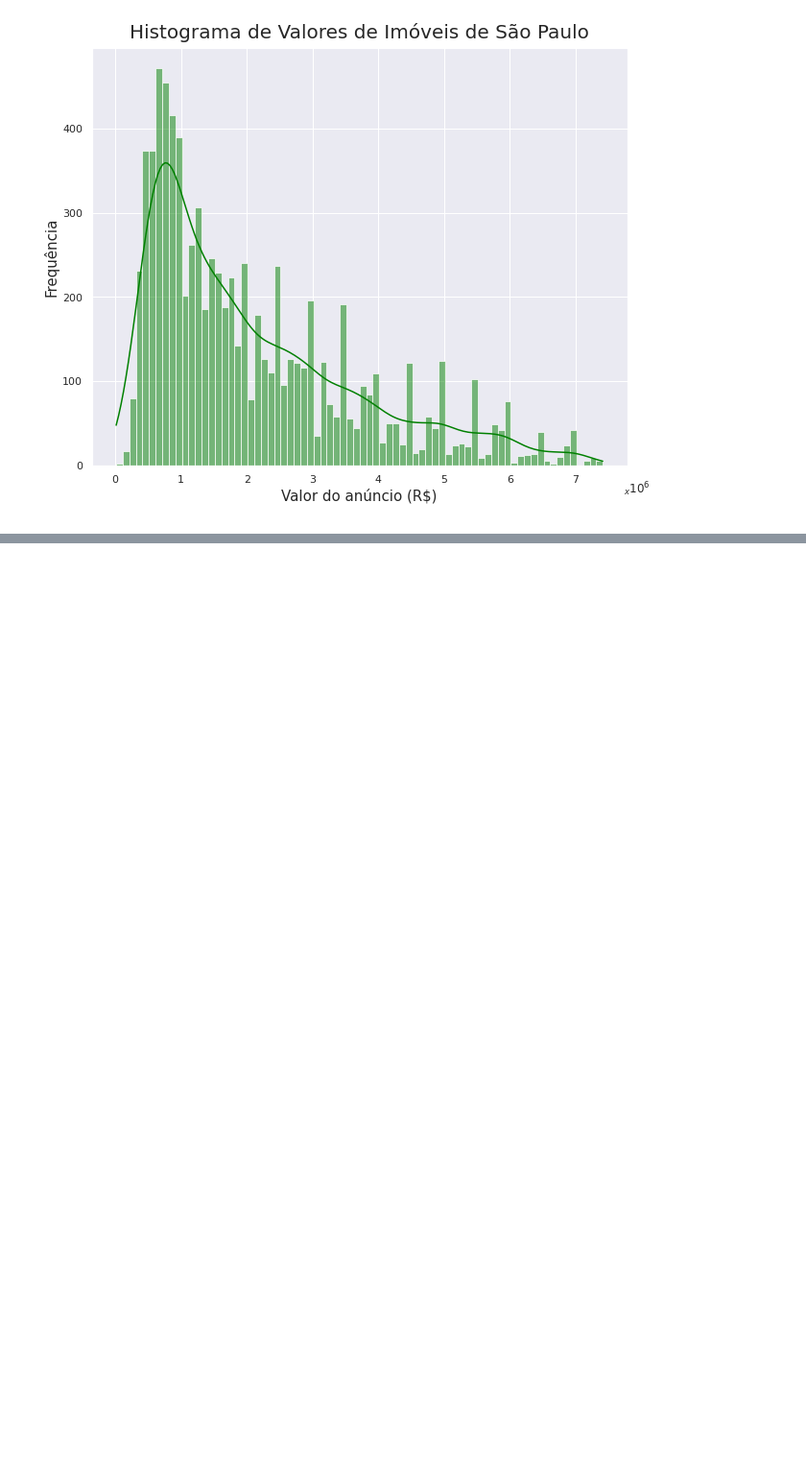
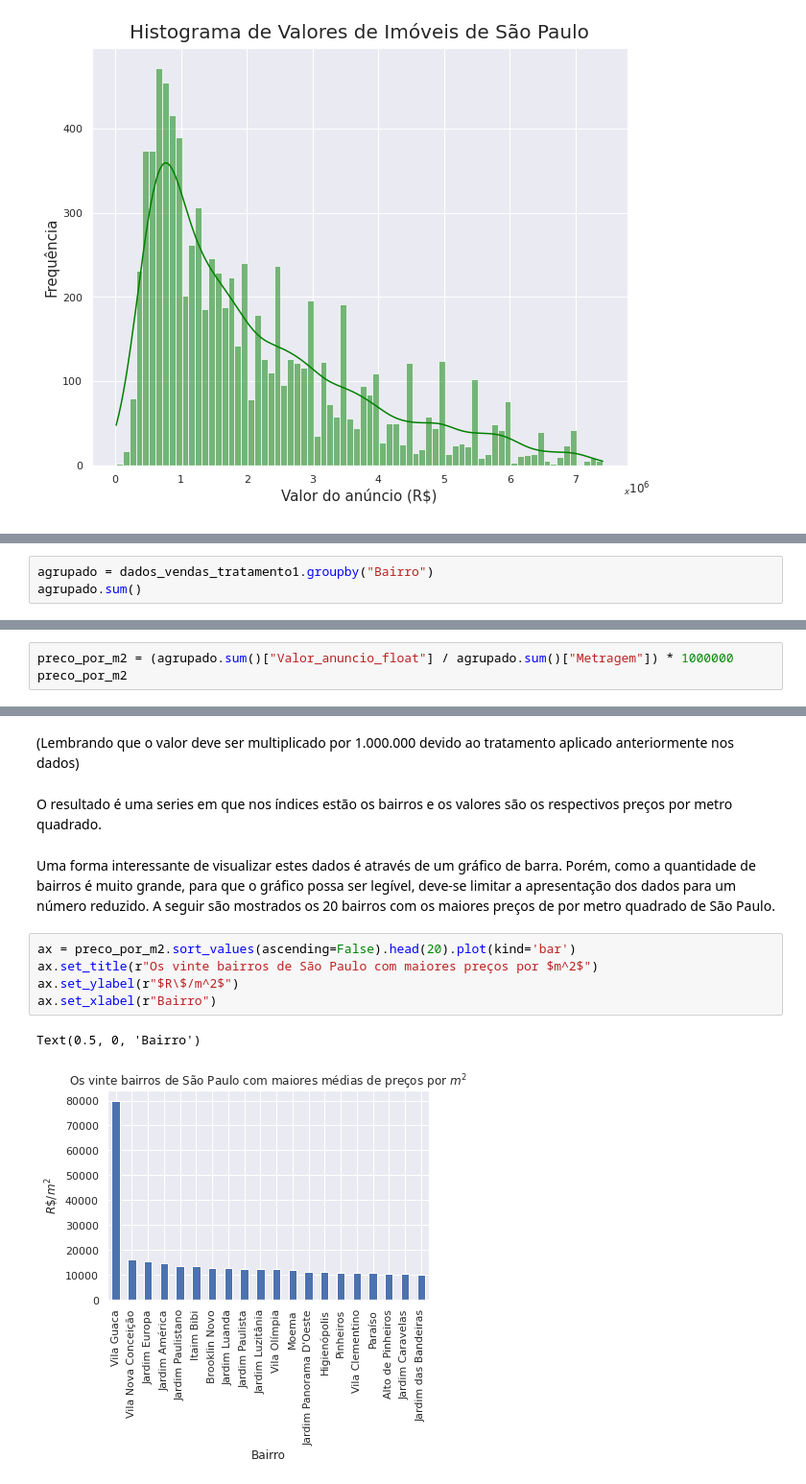
Before and after one commit to yorinori/imersao_dados4_Alura, a Jupyter notebook: Aula02_Imersao_dados_04.ipynb, the cells around one changed output, grey strips where cells are left out. Shown: that part at 96% size. Cells and saved outputs as stored; diff of their text form; blank space fills up the shorter version.

```diff
--- a/Aula02_Imersao_dados_04.ipynb
+++ b/Aula02_Imersao_dados_04.ipynb
@@ -477,0 +482,3 @@ plt.show()
+# %%
+agrupado = dados_vendas_tratamento1.groupby("Bairro")
+agrupado.sum()
@@ -477,0 +502,3 @@ plt.show()
+# %%
+preco_por_m2 = (agrupado.sum()["Valor_anuncio_float"] / agrupado.sum()["Metragem"]) * 1000000
+preco_por_m2
@@ -477,0 +519,14 @@ plt.show()
+# %% [markdown]
+(Lembrando que o valor deve ser multiplicado por 1.000.000 devido ao tratamento aplicado anteriormente nos dados)
+# %% [markdown]
+O resultado é uma series em que nos índices estão os bairros e os valores são os respectivos preços por metro quadrado.
+# %% [markdown]
+Uma forma interessante de visualizar estes dados é através de um gráfico de barra. Porém, como a quantidade de bairros é muito grande, para que o gráfico possa ser legível, deve-se limitar a apresentação dos dados para um número reduzido. A seguir são mostrados os 20 bairros com os maiores preços de por metro quadrado de São Paulo.
+# %%
+ax = preco_por_m2.sort_values(ascending=False).head(20).plot(kind='bar')
+ax.set_title(r"Os vinte bairros de São Paulo com maiores preços por $m^2$")
+ax.set_ylabel(r"$R\$/m^2$")
+ax.set_xlabel(r"Bairro")
+# %% [output]
+Text(0.5, 0, 'Bairro')
+[figure, added]
```
Also changed, not shown: parts of 12 cells of this notebook.
